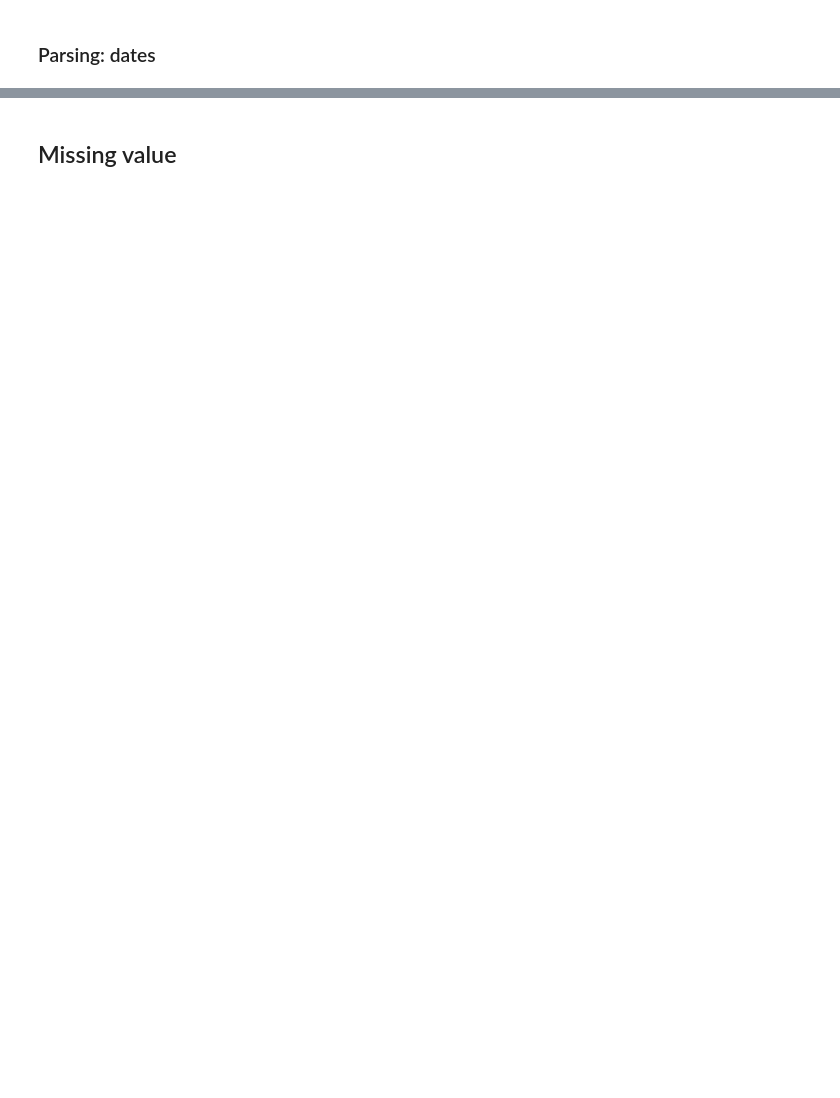
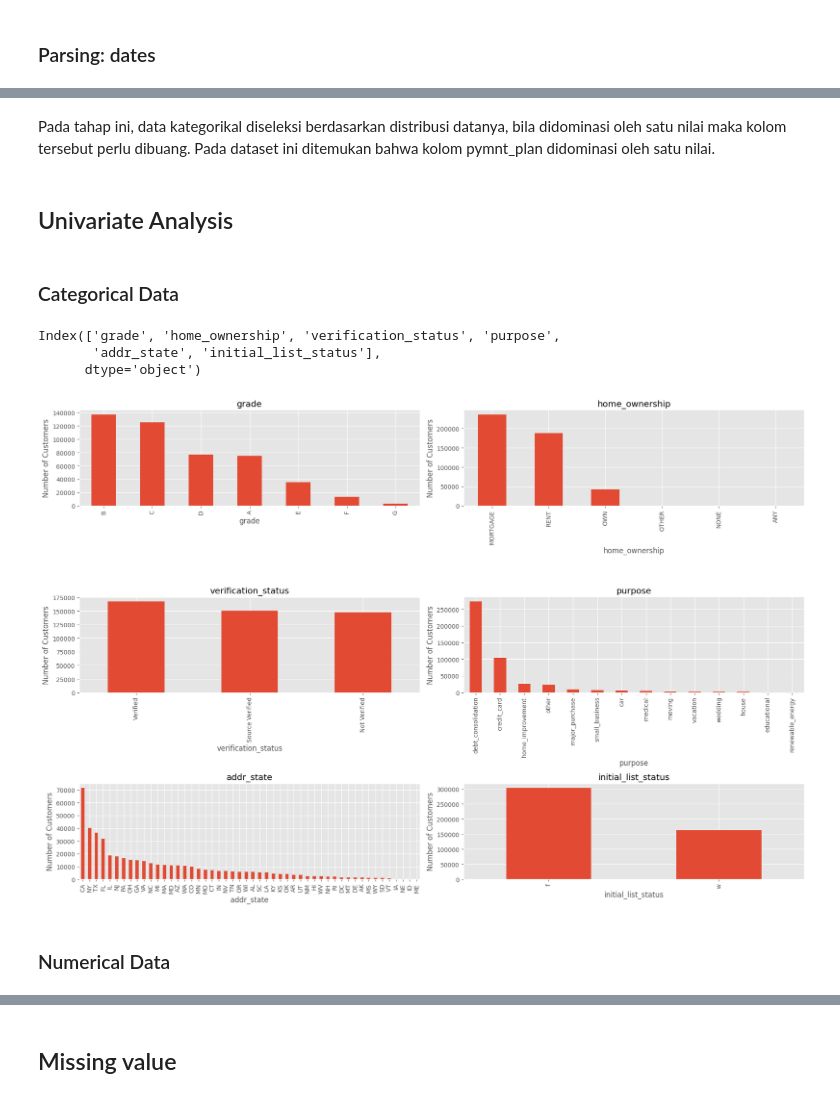
Before and after one commit to lukyg/Credit_Risk_Prediction, a Jupyter notebook: Final_Project_PBI_Credit_Risk_Prediction.ipynb, the cells around one changed output, grey strips where cells are left out. Saved outputs shown, nothing was run; the diff lists cells and outputs as text; code cells hidden in the pictures; blank space fills up the shorter version.

```diff
--- a/Final_Project_PBI_Credit_Risk_Prediction.ipynb
+++ b/Final_Project_PBI_Credit_Risk_Prediction.ipynb
@@ -477,0 +389,2 @@ Memodifikasi tanggal-tanggal pada variabel issue_d, last_payment_d, last_credit_
+# %%
+df.drop(['emp_title', 'title', 'application_type'], axis=1, inplace=True)
@@ -477,0 +415,2 @@ Memodifikasi tanggal-tanggal pada variabel issue_d, last_payment_d, last_credit_
+# %%
+df.drop('policy_code', axis=1, inplace=True)
@@ -477,0 +442,41 @@ Memodifikasi tanggal-tanggal pada variabel issue_d, last_payment_d, last_credit_
+# %% [markdown]
+Pada tahap ini, data kategorikal diseleksi berdasarkan distribusi datanya, bila didominasi oleh satu nilai maka kolom tersebut perlu dibuang. Pada dataset ini ditemukan bahwa kolom pymnt_plan didominasi oleh satu nilai.
+# %%
+df.drop('pymnt_plan', axis=1, inplace=True)
+# %% [markdown]
+## Univariate Analysis
+# %% [markdown]
+### Categorical Data
+# %%
+cat_dat = df.select_dtypes(include='object').columns
+print(cat_dat)
+
+plt.style.use('ggplot')
+
+# number col and row for grid
+n_cols = 2
+n_rows = (len(cat_dat) + n_cols - 1) // n_cols
+
+fig, axes = plt.subplots(n_rows, n_cols, figsize=(18, n_rows * 4))
+axes = axes.flatten()
+
+for idx, column in enumerate(cat_dat):
+    ax = axes[idx]
+    df[column].value_counts().plot(kind='bar', ax=ax)
+    ax.set_xlabel(column)
+    ax.set_ylabel('Number of Customers')
+    ax.set_title(column)
+
+# Remove any empty subplots
+for idx in range(len(cat_dat), len(axes)):
+    fig.delaxes(axes[idx])
+
+plt.tight_layout()
+plt.show()
+# %% [output]
+Index(['grade', 'home_ownership', 'verification_status', 'purpose',
+       'addr_state', 'initial_list_status'],
+      dtype='object')
+[figure, added]
+# %% [markdown]
+### Numerical Data
```
Also changed, not shown: parts of 125 cells of this notebook.
